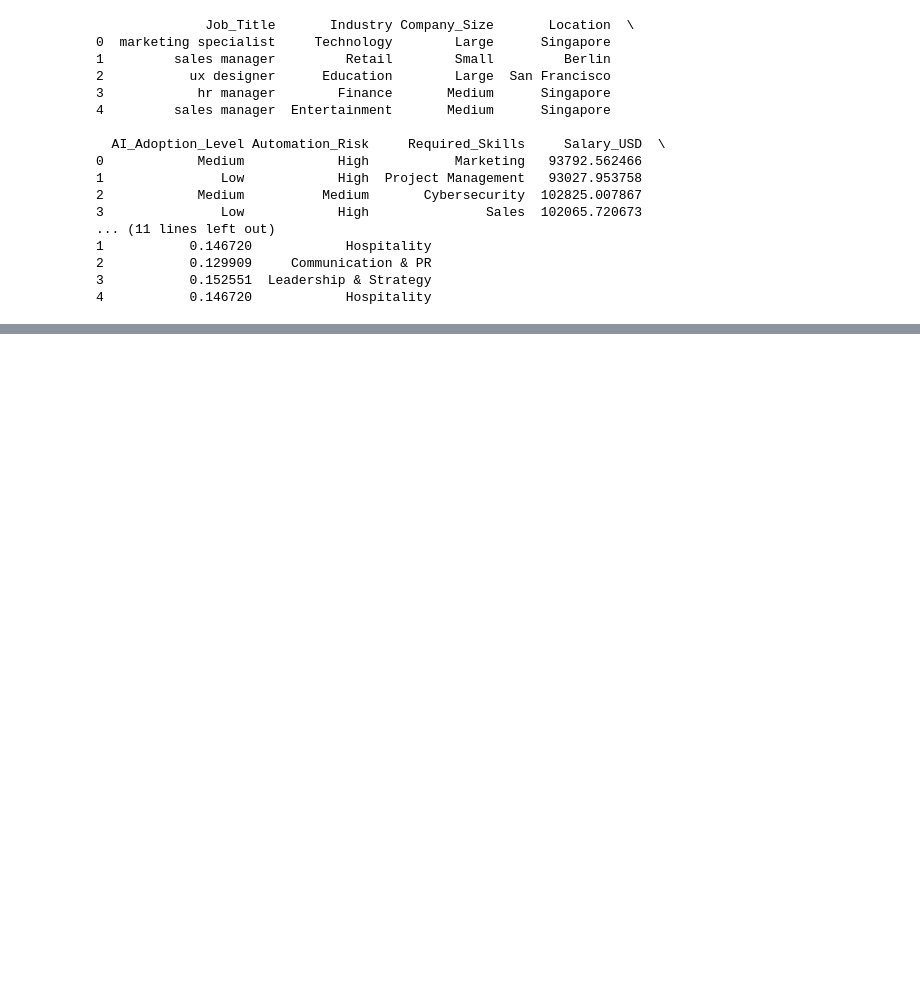
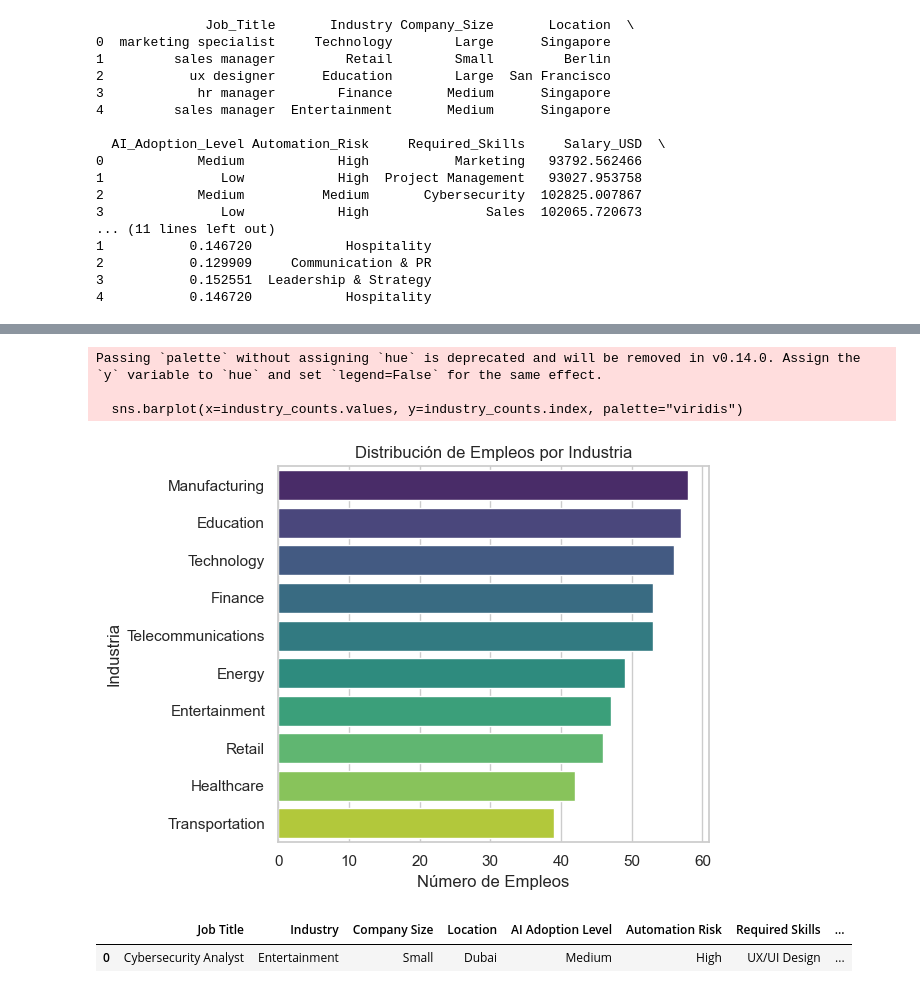
Before and after one commit to httpluris7/AI-Impact-on-works-today, a Jupyter notebook: AI_work.ipynb, the cells around one changed output, grey strips where cells are left out. Saved outputs shown, nothing was run; the diff lists cells and outputs as text; code cells hidden in the pictures; blank space fills up the shorter version.

```diff
--- a/AI_work.ipynb
+++ b/AI_work.ipynb
@@ -35,0 +79,20 @@ Limpieza de los 3 datasets
+# %%
+#Distribución de empleos por industria
+industry_counts = AI_job1['Industry'].value_counts()
+plt.figure()
+sns.barplot(x=industry_counts.values, y=industry_counts.index, palette="viridis")
+plt.title("Distribución de Empleos por Industria")
+plt.xlabel("Número de Empleos")
+plt.ylabel("Industria")
+plt.tight_layout()
+plt.show()
+# %% [output]
+Passing `palette` without assigning `hue` is deprecated and will be removed in v0.14.0. Assign the `y` variable to `hue` and set `legend=False` for the same effect.
+
+  sns.barplot(x=industry_counts.values, y=industry_counts.index, palette="viridis")
+[figure, added]
+# %%
+AI_job1.head(1)
+# %% [output]
+|  | Job Title | Industry | Company Size | Location | AI Adoption Level | Automation Risk | Required Skills | ... |
+| 0 | Cybersecurity Analyst | Entertainment | Small | Dubai | Medium | High | UX/UI Design | ... |
```
Also changed, not shown: parts of 31 cells of this notebook.
